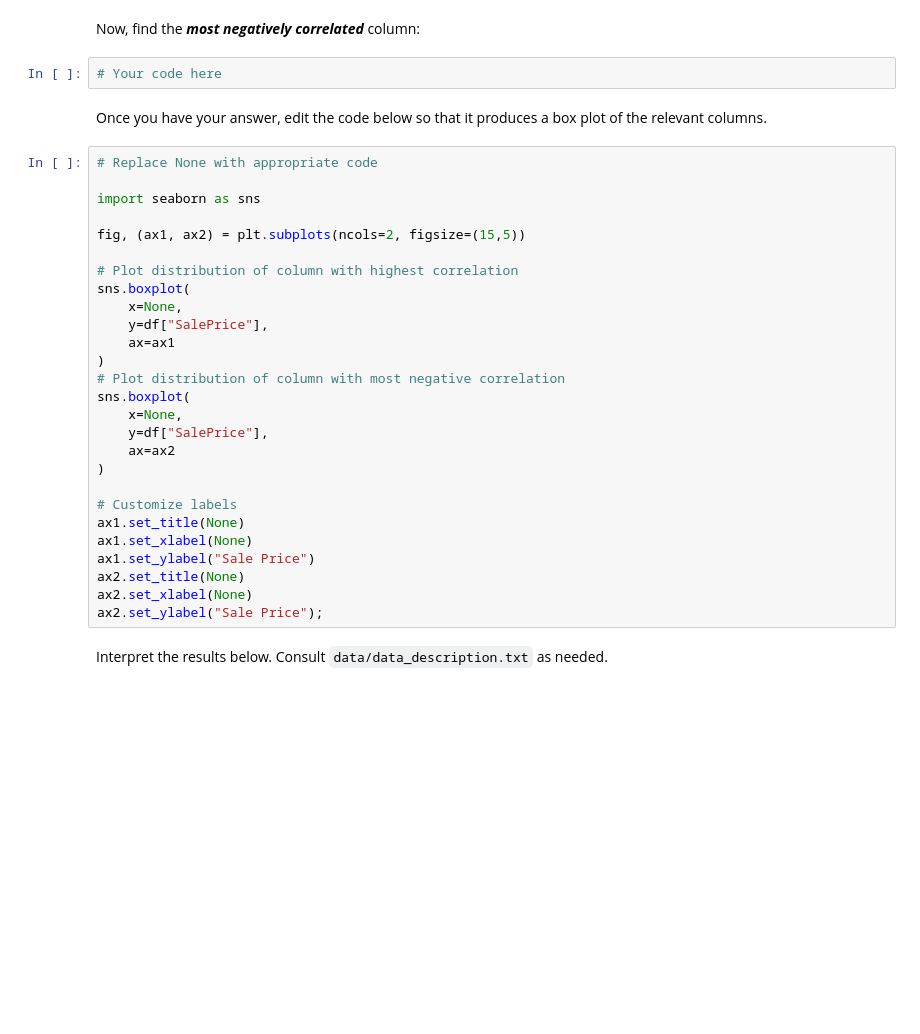
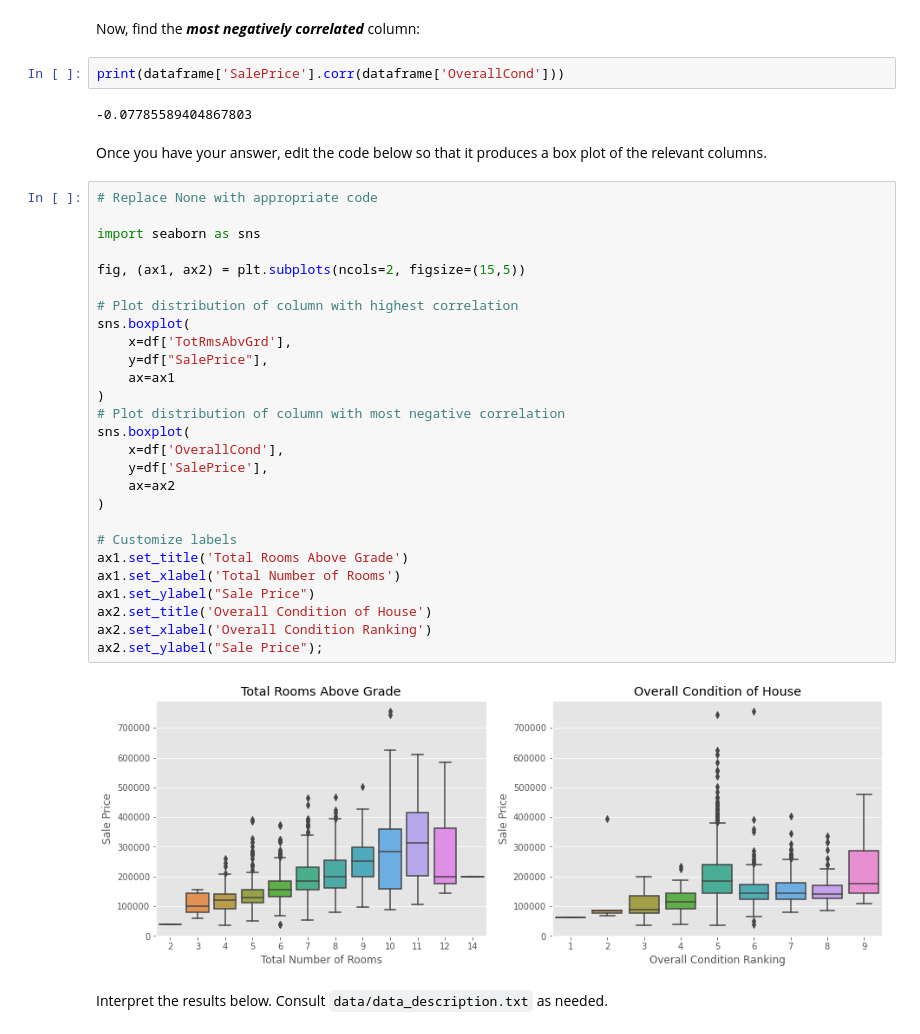
Before and after one commit to MissJJT/dsc-pandas-eda-lab, a Jupyter notebook: index.ipynb, the cells around one changed output. Saved outputs shown, nothing was run; the diff lists cells and outputs as text; blank space fills up the shorter version.

```diff
--- a/index.ipynb
+++ b/index.ipynb
@@ -726,36 +736,40 @@ You can import additional libraries, although it is possible to do this just usi
 # %% [markdown]
 Now, find the ***most negatively correlated*** column:
-# %%
-# Your code here
+# %%
+print(dataframe['SalePrice'].corr(dataframe['OverallCond']))
+# %% [output]
+-0.07785589404867803
 # %% [markdown]
 Once you have your answer, edit the code below so that it produces a box plot of the relevant columns.
 # %%
 # Replace None with appropriate code
 
 import seaborn as sns
 
 fig, (ax1, ax2) = plt.subplots(ncols=2, figsize=(15,5))
 
 # Plot distribution of column with highest correlation
 sns.boxplot(
-    x=None,
+    x=df['TotRmsAbvGrd'],
     y=df["SalePrice"],
     ax=ax1
 )
 # Plot distribution of column with most negative correlation
 sns.boxplot(
-    x=None,
-    y=df["SalePrice"],
+    x=df['OverallCond'],
+    y=df['SalePrice'],
     ax=ax2
 )
 
 # Customize labels
-ax1.set_title(None)
-ax1.set_xlabel(None)
+ax1.set_title('Total Rooms Above Grade')
+ax1.set_xlabel('Total Number of Rooms')
 ax1.set_ylabel("Sale Price")
-ax2.set_title(None)
-ax2.set_xlabel(None)
+ax2.set_title('Overall Condition of House')
+ax2.set_xlabel('Overall Condition Ranking')
 ax2.set_ylabel("Sale Price");
+# %% [output]
+[figure, added]
 # %% [markdown]
 Interpret the results below. Consult `data/data_description.txt` as needed.
 # %%
```
Also changed, not shown: parts of 16 cells of this notebook.
